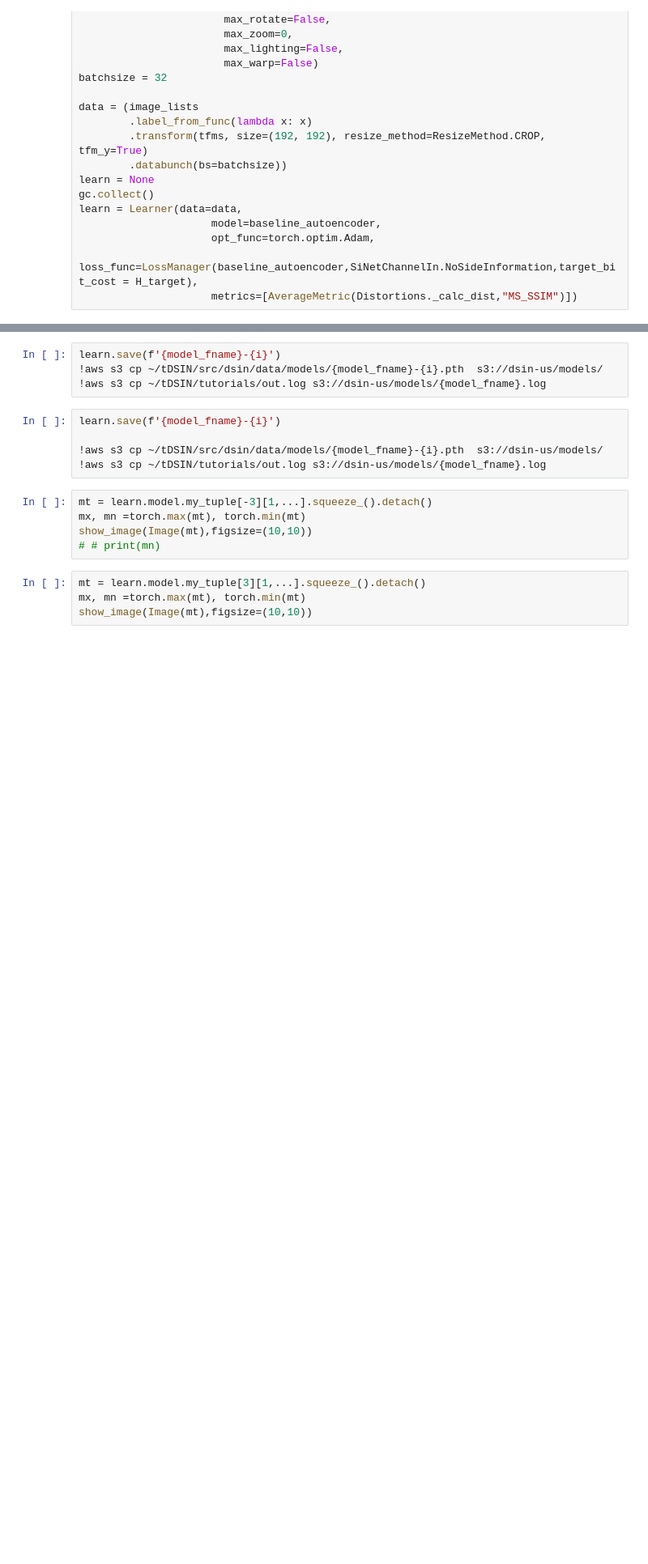
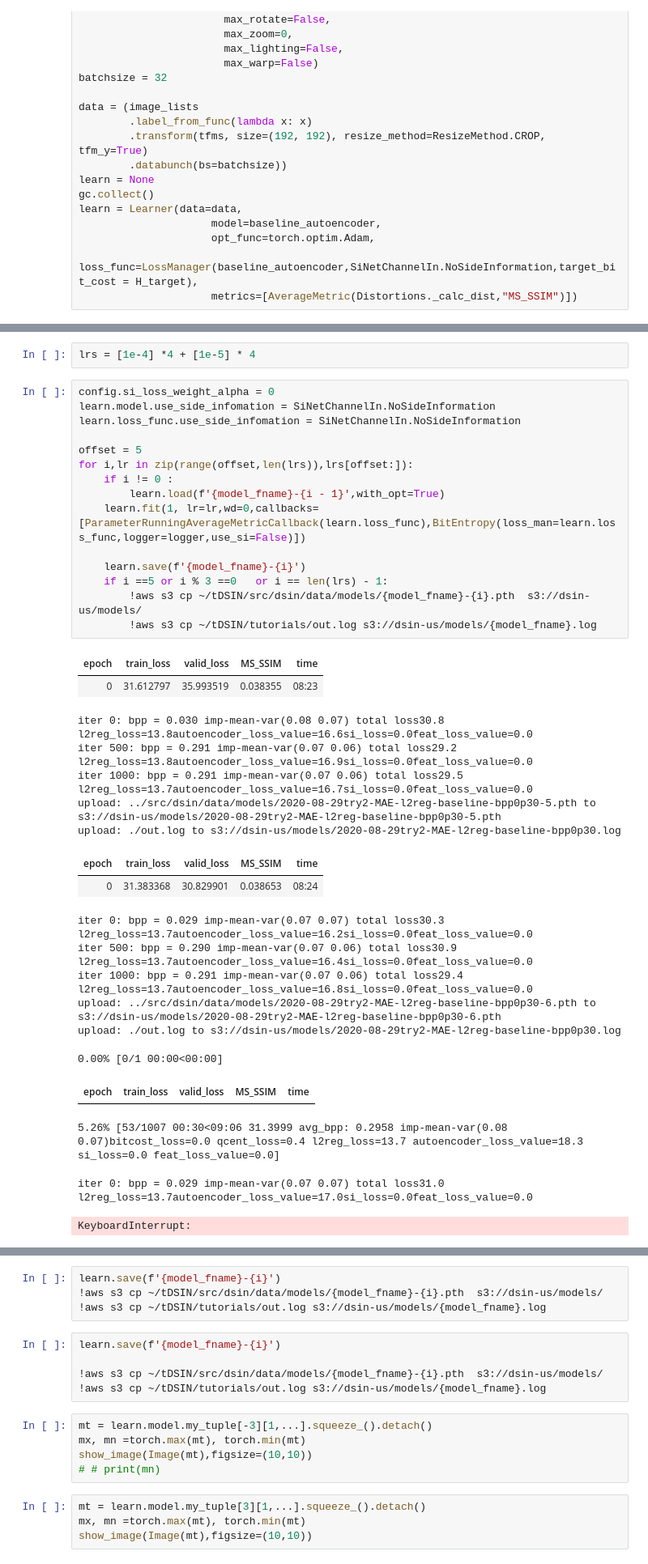
Before and after one commit to barakbeilin/tDSIN, a Jupyter notebook: tutorials/aws_trainer_train_baseline_sep_mae.ipynb, the cells around one changed output, grey strips where cells are left out. Shown at 81% size. Drawn from its saved outputs; the diff is of its cells as text; blank space fills up the shorter version.

```diff
--- a/tutorials/aws_trainer_train_baseline_sep_mae.ipynb
+++ b/tutorials/aws_trainer_train_baseline_sep_mae.ipynb
@@ -153,0 +130,37 @@ upload: ./out.log to s3://dsin-us/models/2020-08-28try2-MAE-l2reg-baseline-bpp0p
+# %%
+lrs = [1e-4] *4 + [1e-5] * 4
+# %%
+config.si_loss_weight_alpha = 0
+learn.model.use_side_infomation = SiNetChannelIn.NoSideInformation
+learn.loss_func.use_side_infomation = SiNetChannelIn.NoSideInformation
+
+offset = 5
+for i,lr in zip(range(offset,len(lrs)),lrs[offset:]):
+    if i != 0 :
+        learn.load(f'{model_fname}-{i - 1}',with_opt=True)
+    learn.fit(1, lr=lr,wd=0,callbacks=[ParameterRunningAverageMetricCallback(learn.loss_func),BitEntropy(loss_man=learn.loss_func,logger=logger,use_si=False)])
+
+    learn.save(f'{model_fname}-{i}')
+    if i ==5 or i % 3 ==0   or i == len(lrs) - 1:
+        !aws s3 cp ~/tDSIN/src/dsin/data/models/{model_fname}-{i}.pth  s3://dsin-us/models/
+        !aws s3 cp ~/tDSIN/tutorials/out.log s3://dsin-us/models/{model_fname}.log
+# %% [output]
+| epoch | train_loss | valid_loss | MS_SSIM | time |
+| 0 | 31.612797 | 35.993519 | 0.038355 | 08:23 |
+iter 0: bpp = 0.030 imp-mean-var(0.08 0.07) total loss30.8  l2reg_loss=13.8autoencoder_loss_value=16.6si_loss=0.0feat_loss_value=0.0
+iter 500: bpp = 0.291 imp-mean-var(0.07 0.06) total loss29.2  l2reg_loss=13.8autoencoder_loss_value=16.9si_loss=0.0feat_loss_value=0.0
+iter 1000: bpp = 0.291 imp-mean-var(0.07 0.06) total loss29.5  l2reg_loss=13.7autoencoder_loss_value=16.7si_loss=0.0feat_loss_value=0.0
+upload: ../src/dsin/data/models/2020-08-29try2-MAE-l2reg-baseline-bpp0p30-5.pth to s3://dsin-us/models/2020-08-29try2-MAE-l2reg-baseline-bpp0p30-5.pth
+upload: ./out.log to s3://dsin-us/models/2020-08-29try2-MAE-l2reg-baseline-bpp0p30.log
+| epoch | train_loss | valid_loss | MS_SSIM | time |
+| 0 | 31.383368 | 30.829901 | 0.038653 | 08:24 |
+iter 0: bpp = 0.029 imp-mean-var(0.07 0.07) total loss30.3  l2reg_loss=13.7autoencoder_loss_value=16.2si_loss=0.0feat_loss_value=0.0
+iter 500: bpp = 0.290 imp-mean-var(0.07 0.06) total loss30.9  l2reg_loss=13.7autoencoder_loss_value=16.4si_loss=0.0feat_loss_value=0.0
+iter 1000: bpp = 0.291 imp-mean-var(0.07 0.06) total loss29.4  l2reg_loss=13.7autoencoder_loss_value=16.8si_loss=0.0feat_loss_value=0.0
+upload: ../src/dsin/data/models/2020-08-29try2-MAE-l2reg-baseline-bpp0p30-6.pth to s3://dsin-us/models/2020-08-29try2-MAE-l2reg-baseline-bpp0p30-6.pth
+upload: ./out.log to s3://dsin-us/models/2020-08-29try2-MAE-l2reg-baseline-bpp0p30.log
+0.00% [0/1 00:00<00:00]
+| epoch | train_loss | valid_loss | MS_SSIM | time |
+5.26% [53/1007 00:30<09:06 31.3999 avg_bpp: 0.2958 imp-mean-var(0.08 0.07)bitcost_loss=0.0 qcent_loss=0.4 l2reg_loss=13.7 autoencoder_loss_value=18.3 si_loss=0.0 feat_loss_value=0.0]
+iter 0: bpp = 0.029 imp-mean-var(0.07 0.07) total loss31.0  l2reg_loss=13.7autoencoder_loss_value=17.0si_loss=0.0feat_loss_value=0.0
+KeyboardInterrupt:
```
Also changed, not shown: parts of 5 cells of this notebook.
